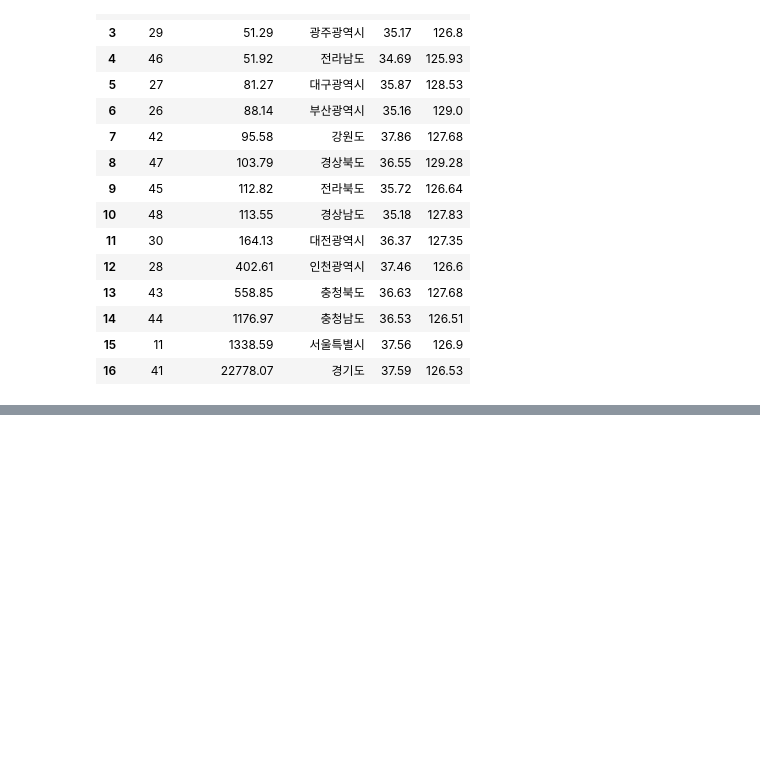
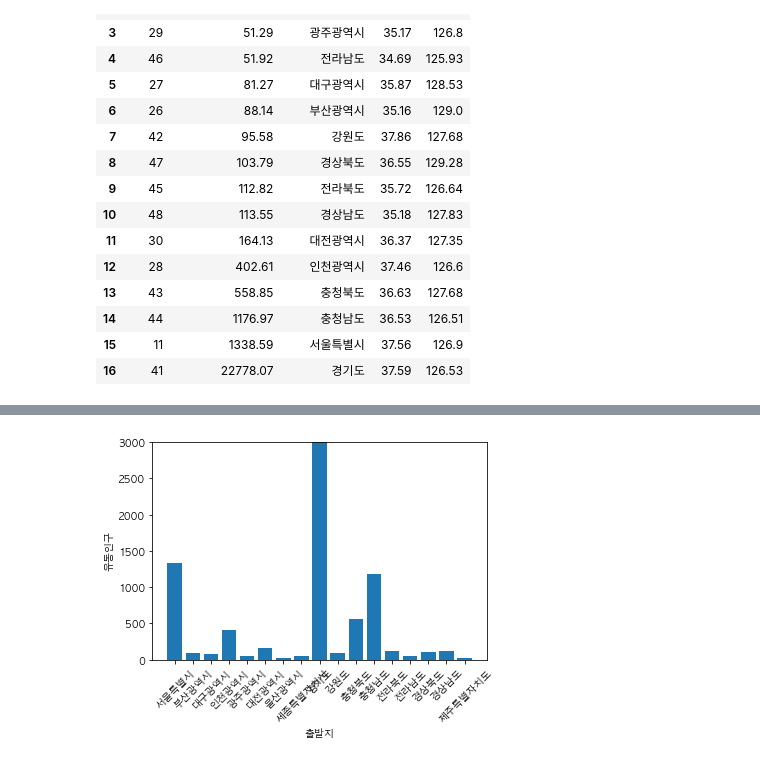
Before and after one commit to escortKwon/Advanced-AI-Education, a Jupyter notebook: 1st_week/Mini-Project/project02.ipynb, the cells around one changed output, grey strips where cells are left out. Drawn from its saved outputs; the diff is of its cells as text; code cells hidden in the pictures; blank space fills up the shorter version.

```diff
--- a/1st_week/Mini-Project/project02.ipynb
+++ b/1st_week/Mini-Project/project02.ipynb
@@ -264,3 +264,18 @@ for lat, long, addr, fp in zip(lat_list, long_list, return_data['ADDR'], return_
 map
 # %% [output]
 [interactive output not drawn]
+# %%
+# Bar Plot 작성
+
+# 한글 오류 문제 해결
+plt.rcParams['font.family'] = 'AppleGothic' # Mac에서 실행할 경우, 주석 헤제
+# plt.rcParams['font.family'] = 'Malgun Gothic' # Windows에서 실행할 경우, 주석 해제
+
+plt.bar(return_data['ADDR'], return_data[check_column])plt.xlabel('출발지')
+plt.xticks(rotation=45)
+plt.ylabel('유동인구')
+plt.ylim(0, 3000)
+
+plt.show()
+# %% [output]
+[figure, added]
```
